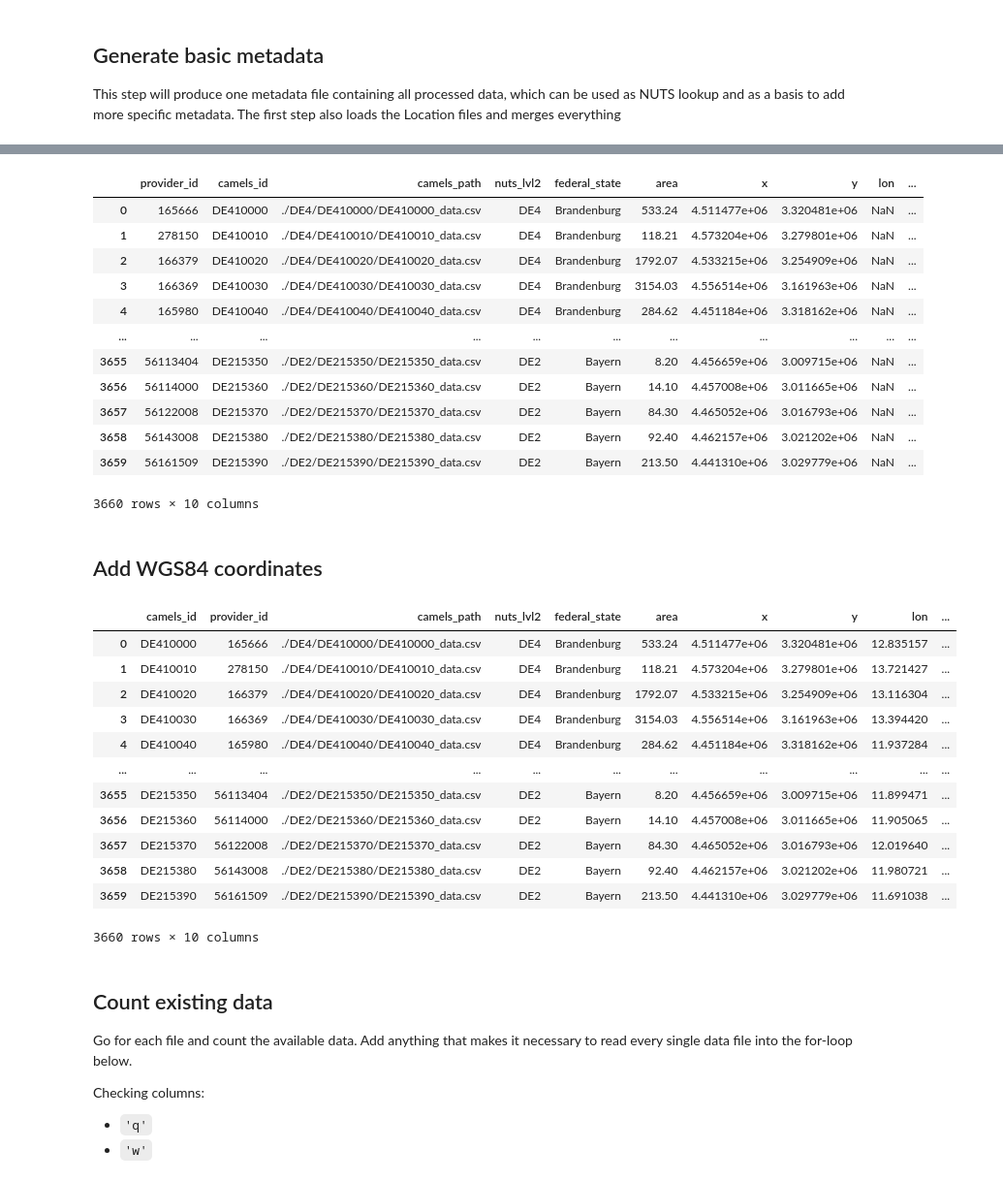
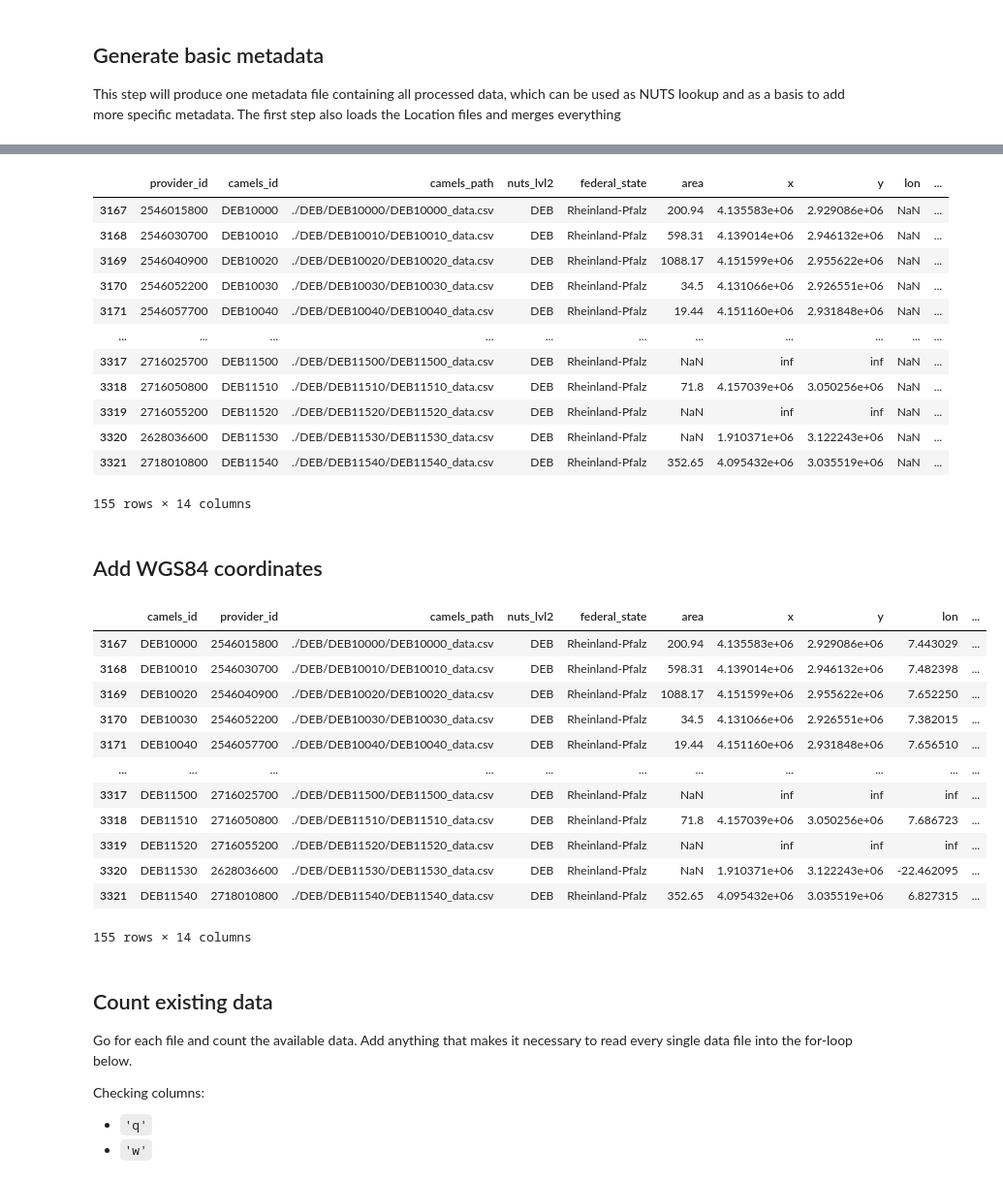
Before and after one commit to CAMELS-DE/camelsp, a Jupyter notebook: scripts/merge_metadata.ipynb, the cells around one changed output, grey strips where cells are left out. Shown at 97% size. Saved outputs shown, nothing was run; the diff lists cells and outputs as text; code cells hidden in the pictures.

```diff
--- a/scripts/merge_metadata.ipynb
+++ b/scripts/merge_metadata.ipynb
@@ -55,50 +164,50 @@ for NUTS in tqdm(util._NUTS_LVL2_NAMES.keys()):
         bl.update_metadata(df, id_column='provider_id')
 
 metadata = util.get_metadata()
-metadata
+metadata[metadata['nuts_lvl2'] == 'DEB']
 # %% [output]
 |  | provider_id | camels_id | camels_path | nuts_lvl2 | federal_state | area | x | y | lon | ... |
-| 0 | 165666 | DE410000 | ./DE4/DE410000/DE410000_data.csv | DE4 | Brandenburg | 533.24 | 4.511477e+06 | 3.320481e+06 | NaN | ... |
-| 1 | 278150 | DE410010 | ./DE4/DE410010/DE410010_data.csv | DE4 | Brandenburg | 118.21 | 4.573204e+06 | 3.279801e+06 | NaN | ... |
-| 2 | 166379 | DE410020 | ./DE4/DE410020/DE410020_data.csv | DE4 | Brandenburg | 1792.07 | 4.533215e+06 | 3.254909e+06 | NaN | ... |
-| 3 | 166369 | DE410030 | ./DE4/DE410030/DE410030_data.csv | DE4 | Brandenburg | 3154.03 | 4.556514e+06 | 3.161963e+06 | NaN | ... |
-| 4 | 165980 | DE410040 | ./DE4/DE410040/DE410040_data.csv | DE4 | Brandenburg | 284.62 | 4.451184e+06 | 3.318162e+06 | NaN | ... |
+| 3167 | 2546015800 | DEB10000 | ./DEB/DEB10000/DEB10000_data.csv | DEB | Rheinland-Pfalz | 200.94 | 4.135583e+06 | 2.929086e+06 | NaN | ... |
+| 3168 | 2546030700 | DEB10010 | ./DEB/DEB10010/DEB10010_data.csv | DEB | Rheinland-Pfalz | 598.31 | 4.139014e+06 | 2.946132e+06 | NaN | ... |
+| 3169 | 2546040900 | DEB10020 | ./DEB/DEB10020/DEB10020_data.csv | DEB | Rheinland-Pfalz | 1088.17 | 4.151599e+06 | 2.955622e+06 | NaN | ... |
+| 3170 | 2546052200 | DEB10030 | ./DEB/DEB10030/DEB10030_data.csv | DEB | Rheinland-Pfalz | 34.5 | 4.131066e+06 | 2.926551e+06 | NaN | ... |
+| 3171 | 2546057700 | DEB10040 | ./DEB/DEB10040/DEB10040_data.csv | DEB | Rheinland-Pfalz | 19.44 | 4.151160e+06 | 2.931848e+06 | NaN | ... |
 | ... | ... | ... | ... | ... | ... | ... | ... | ... | ... | ... |
-| 3655 | 56113404 | DE215350 | ./DE2/DE215350/DE215350_data.csv | DE2 | Bayern | 8.20 | 4.456659e+06 | 3.009715e+06 | NaN | ... |
-| 3656 | 56114000 | DE215360 | ./DE2/DE215360/DE215360_data.csv | DE2 | Bayern | 14.10 | 4.457008e+06 | 3.011665e+06 | NaN | ... |
-| 3657 | 56122008 | DE215370 | ./DE2/DE215370/DE215370_data.csv | DE2 | Bayern | 84.30 | 4.465052e+06 | 3.016793e+06 | NaN | ... |
-| 3658 | 56143008 | DE215380 | ./DE2/DE215380/DE215380_data.csv | DE2 | Bayern | 92.40 | 4.462157e+06 | 3.021202e+06 | NaN | ... |
-| 3659 | 56161509 | DE215390 | ./DE2/DE215390/DE215390_data.csv | DE2 | Bayern | 213.50 | 4.441310e+06 | 3.029779e+06 | NaN | ... |
+| 3317 | 2716025700 | DEB11500 | ./DEB/DEB11500/DEB11500_data.csv | DEB | Rheinland-Pfalz | NaN | inf | inf | NaN | ... |
+| 3318 | 2716050800 | DEB11510 | ./DEB/DEB11510/DEB11510_data.csv | DEB | Rheinland-Pfalz | 71.8 | 4.157039e+06 | 3.050256e+06 | NaN | ... |
+| 3319 | 2716055200 | DEB11520 | ./DEB/DEB11520/DEB11520_data.csv | DEB | Rheinland-Pfalz | NaN | inf | inf | NaN | ... |
+| 3320 | 2628036600 | DEB11530 | ./DEB/DEB11530/DEB11530_data.csv | DEB | Rheinland-Pfalz | NaN | 1.910371e+06 | 3.122243e+06 | NaN | ... |
+| 3321 | 2718010800 | DEB11540 | ./DEB/DEB11540/DEB11540_data.csv | DEB | Rheinland-Pfalz | 352.65 | 4.095432e+06 | 3.035519e+06 | NaN | ... |
-3660 rows × 10 columns
+155 rows × 14 columns
 # %% [markdown]
 ## Add WGS84 coordinates
 # %%
 # create a transformer
 transformer = Transformer.from_crs("EPSG:3035", "EPSG:4326", always_xy=True)
 
 # transform
 lon, lat = transformer.transform(metadata.x.values, metadata.y.values)
 
 # add back
 updates = pd.DataFrame({'camels_id': metadata.camels_id, 'lon': lon, 'lat': lat})
 util.update_metadata(new_metadata=updates)
 
 metadata = util.get_metadata()
-metadata
+metadata[metadata['nuts_lvl2'] == 'DEB']
 # %% [output]
 |  | camels_id | provider_id | camels_path | nuts_lvl2 | federal_state | area | x | y | lon | ... |
-| 0 | DE410000 | 165666 | ./DE4/DE410000/DE410000_data.csv | DE4 | Brandenburg | 533.24 | 4.511477e+06 | 3.320481e+06 | 12.835157 | ... |
-| 1 | DE410010 | 278150 | ./DE4/DE410010/DE410010_data.csv | DE4 | Brandenburg | 118.21 | 4.573204e+06 | 3.279801e+06 | 13.721427 | ... |
-| 2 | DE410020 | 166379 | ./DE4/DE410020/DE410020_data.csv | DE4 | Brandenburg | 1792.07 | 4.533215e+06 | 3.254909e+06 | 13.116304 | ... |
-| 3 | DE410030 | 166369 | ./DE4/DE410030/DE410030_data.csv | DE4 | Brandenburg | 3154.03 | 4.556514e+06 | 3.161963e+06 | 13.394420 | ... |
-| 4 | DE410040 | 165980 | ./DE4/DE410040/DE410040_data.csv | DE4 | Brandenburg | 284.62 | 4.451184e+06 | 3.318162e+06 | 11.937284 | ... |
+| 3167 | DEB10000 | 2546015800 | ./DEB/DEB10000/DEB10000_data.csv | DEB | Rheinland-Pfalz | 200.94 | 4.135583e+06 | 2.929086e+06 | 7.443029 | ... |
+| 3168 | DEB10010 | 2546030700 | ./DEB/DEB10010/DEB10010_data.csv | DEB | Rheinland-Pfalz | 598.31 | 4.139014e+06 | 2.946132e+06 | 7.482398 | ... |
+| 3169 | DEB10020 | 2546040900 | ./DEB/DEB10020/DEB10020_data.csv | DEB | Rheinland-Pfalz | 1088.17 | 4.151599e+06 | 2.955622e+06 | 7.652250 | ... |
+| 3170 | DEB10030 | 2546052200 | ./DEB/DEB10030/DEB10030_data.csv | DEB | Rheinland-Pfalz | 34.5 | 4.131066e+06 | 2.926551e+06 | 7.382015 | ... |
+| 3171 | DEB10040 | 2546057700 | ./DEB/DEB10040/DEB10040_data.csv | DEB | Rheinland-Pfalz | 19.44 | 4.151160e+06 | 2.931848e+06 | 7.656510 | ... |
 | ... | ... | ... | ... | ... | ... | ... | ... | ... | ... | ... |
-| 3655 | DE215350 | 56113404 | ./DE2/DE215350/DE215350_data.csv | DE2 | Bayern | 8.20 | 4.456659e+06 | 3.009715e+06 | 11.899471 | ... |
-| 3656 | DE215360 | 56114000 | ./DE2/DE215360/DE215360_data.csv | DE2 | Bayern | 14.10 | 4.457008e+06 | 3.011665e+06 | 11.905065 | ... |
-| 3657 | DE215370 | 56122008 | ./DE2/DE215370/DE215370_data.csv | DE2 | Bayern | 84.30 | 4.465052e+06 | 3.016793e+06 | 12.019640 | ... |
-| 3658 | DE215380 | 56143008 | ./DE2/DE215380/DE215380_data.csv | DE2 | Bayern | 92.40 | 4.462157e+06 | 3.021202e+06 | 11.980721 | ... |
-| 3659 | DE215390 | 56161509 | ./DE2/DE215390/DE215390_data.csv | DE2 | Bayern | 213.50 | 4.441310e+06 | 3.029779e+06 | 11.691038 | ... |
+| 3317 | DEB11500 | 2716025700 | ./DEB/DEB11500/DEB11500_data.csv | DEB | Rheinland-Pfalz | NaN | inf | inf | inf | ... |
+| 3318 | DEB11510 | 2716050800 | ./DEB/DEB11510/DEB11510_data.csv | DEB | Rheinland-Pfalz | 71.8 | 4.157039e+06 | 3.050256e+06 | 7.686723 | ... |
+| 3319 | DEB11520 | 2716055200 | ./DEB/DEB11520/DEB11520_data.csv | DEB | Rheinland-Pfalz | NaN | inf | inf | inf | ... |
+| 3320 | DEB11530 | 2628036600 | ./DEB/DEB11530/DEB11530_data.csv | DEB | Rheinland-Pfalz | NaN | 1.910371e+06 | 3.122243e+06 | -22.462095 | ... |
+| 3321 | DEB11540 | 2718010800 | ./DEB/DEB11540/DEB11540_data.csv | DEB | Rheinland-Pfalz | 352.65 | 4.095432e+06 | 3.035519e+06 | 6.827315 | ... |
-3660 rows × 10 columns
+155 rows × 14 columns
 # %% [markdown]
 ## Count existing data
 
```
Also changed, not shown: parts of 12 cells of this notebook.
